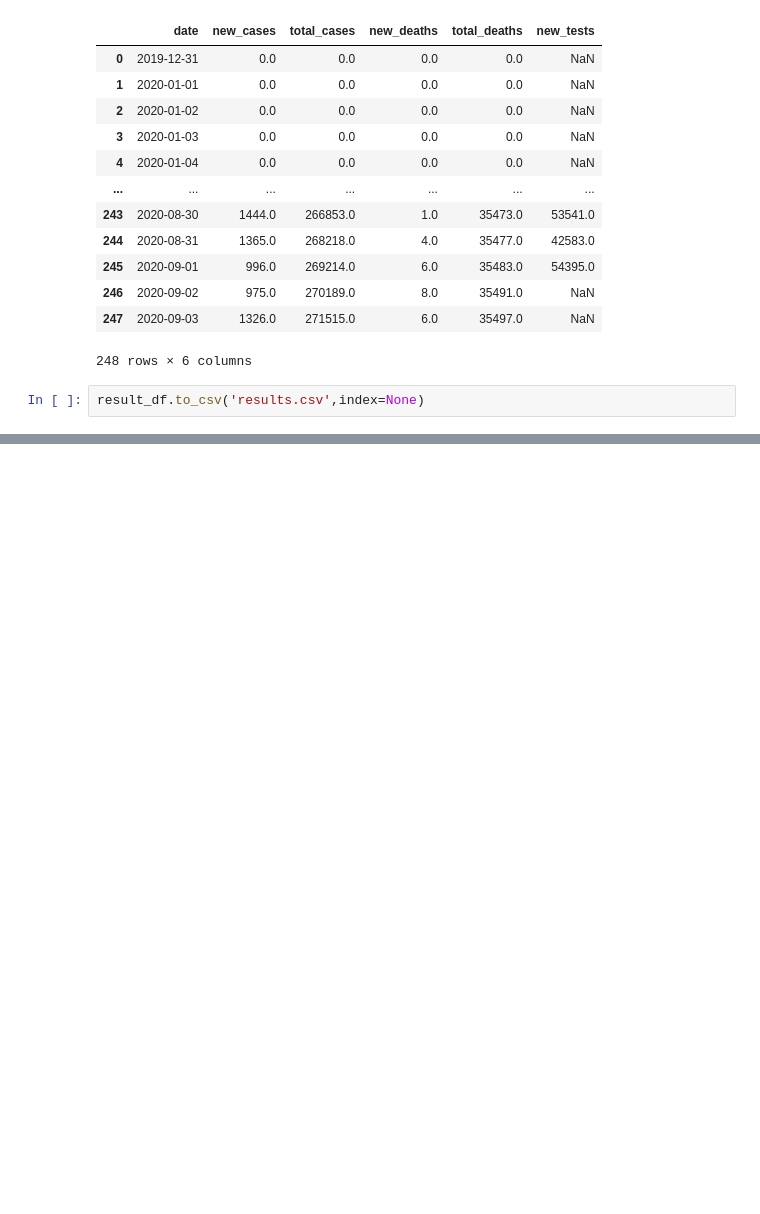
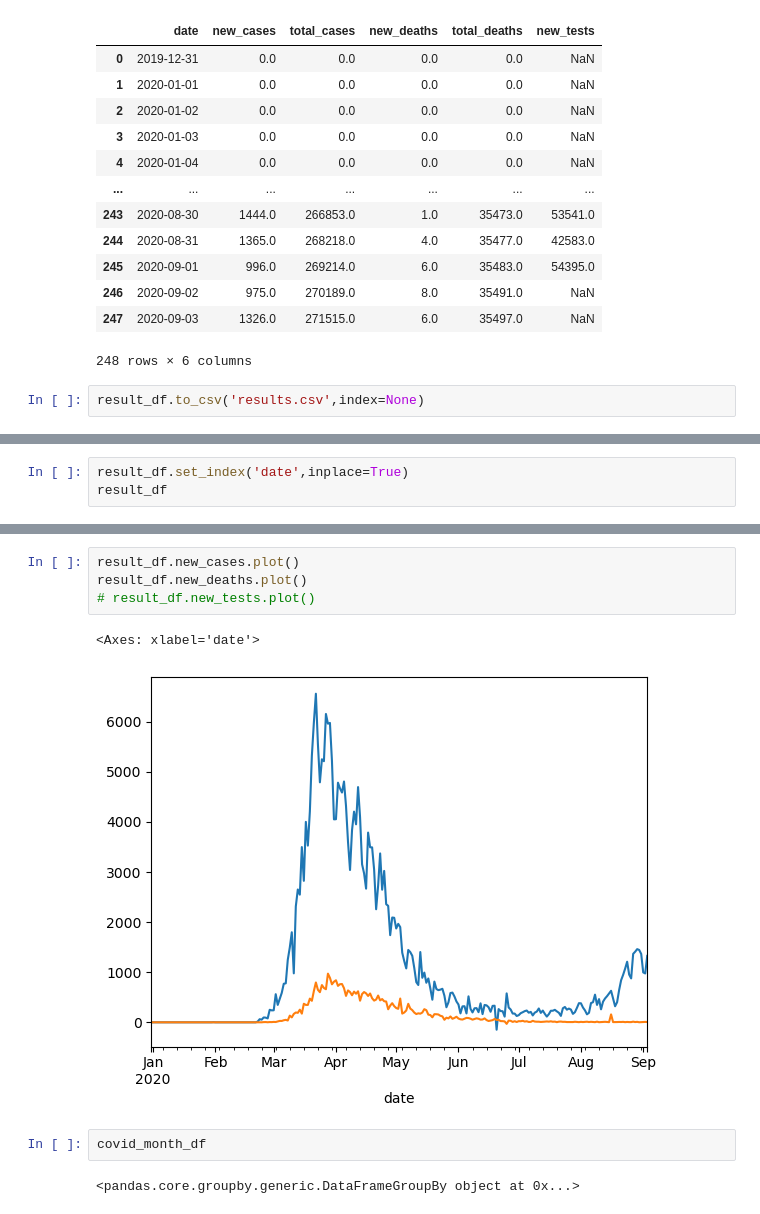
Before and after one commit to IshitaPathak/Data-Analysis, a Jupyter notebook: panda.ipynb, the cells around one changed output, grey strips where cells are left out. Saved outputs shown, nothing was run; the diff lists cells and outputs as text; blank space fills up the shorter version.

```diff
--- a/panda.ipynb
+++ b/panda.ipynb
@@ -384,0 +399,3 @@ result_df.to_csv('results.csv',index=None)
+# %%
+result_df.set_index('date',inplace=True)
+result_df
@@ -384,0 +442,11 @@ result_df.to_csv('results.csv',index=None)
+# %%
+result_df.new_cases.plot()
+result_df.new_deaths.plot()
+# result_df.new_tests.plot()
+# %% [output]
+<Axes: xlabel='date'>
+[figure, added]
+# %%
+covid_month_df
+# %% [output]
+<pandas.core.groupby.generic.DataFrameGroupBy object at 0x...>
```
Also changed, not shown: parts of 7 cells of this notebook.
